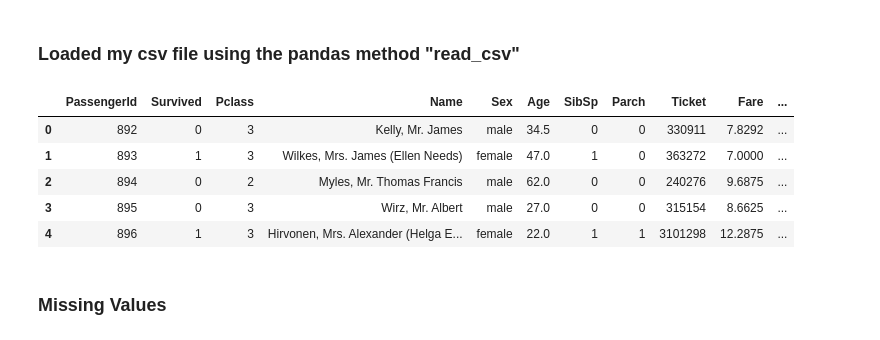
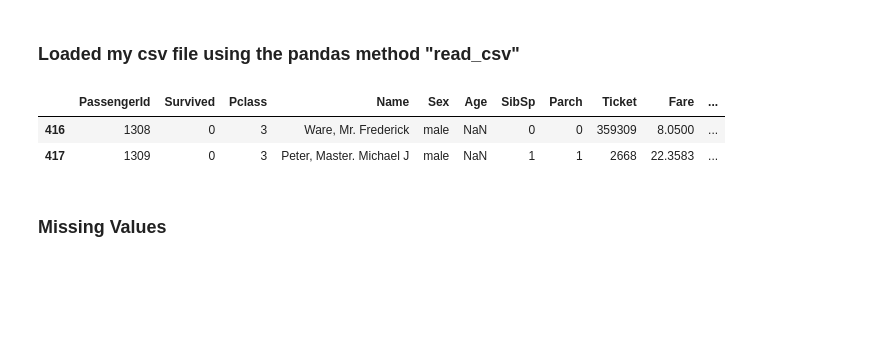
Before and after one commit to iamthedarksaint/Data_Engineering, a Jupyter notebook: notebooks/titanic_analysis.ipynb, the cells around one changed output. Drawn from its saved outputs; the diff is of its cells as text; code cells hidden in the pictures; blank space fills up the shorter version.

```diff
--- a/notebooks/titanic_analysis.ipynb
+++ b/notebooks/titanic_analysis.ipynb
@@ -10,15 +10,12 @@ import seaborn as sns
 # %%
 test = pd.read_csv('tested.csv')
 
 # Displayed the first few roles with the method "head()"
-test.head()
+test.tail(2)
 # %% [output]
 |  | PassengerId | Survived | Pclass | Name | Sex | Age | SibSp | Parch | Ticket | Fare | ... |
-| 0 | 892 | 0 | 3 | Kelly, Mr. James | male | 34.5 | 0 | 0 | 330911 | 7.8292 | ... |
-| 1 | 893 | 1 | 3 | Wilkes, Mrs. James (Ellen Needs) | female | 47.0 | 1 | 0 | 363272 | 7.0000 | ... |
-| 2 | 894 | 0 | 2 | Myles, Mr. Thomas Francis | male | 62.0 | 0 | 0 | 240276 | 9.6875 | ... |
-| 3 | 895 | 0 | 3 | Wirz, Mr. Albert | male | 27.0 | 0 | 0 | 315154 | 8.6625 | ... |
-| 4 | 896 | 1 | 3 | Hirvonen, Mrs. Alexander (Helga E... | female | 22.0 | 1 | 1 | 3101298 | 12.2875 | ... |
+| 416 | 1308 | 0 | 3 | Ware, Mr. Frederick | male | NaN | 0 | 0 | 359309 | 8.0500 | ... |
+| 417 | 1309 | 0 | 3 | Peter, Master. Michael J | male | NaN | 1 | 1 | 2668 | 22.3583 | ... |
 # %% [markdown]
 ### Missing Values
 # %%
```
Also changed, not shown: parts of 2 cells of this notebook, 6 other files.
